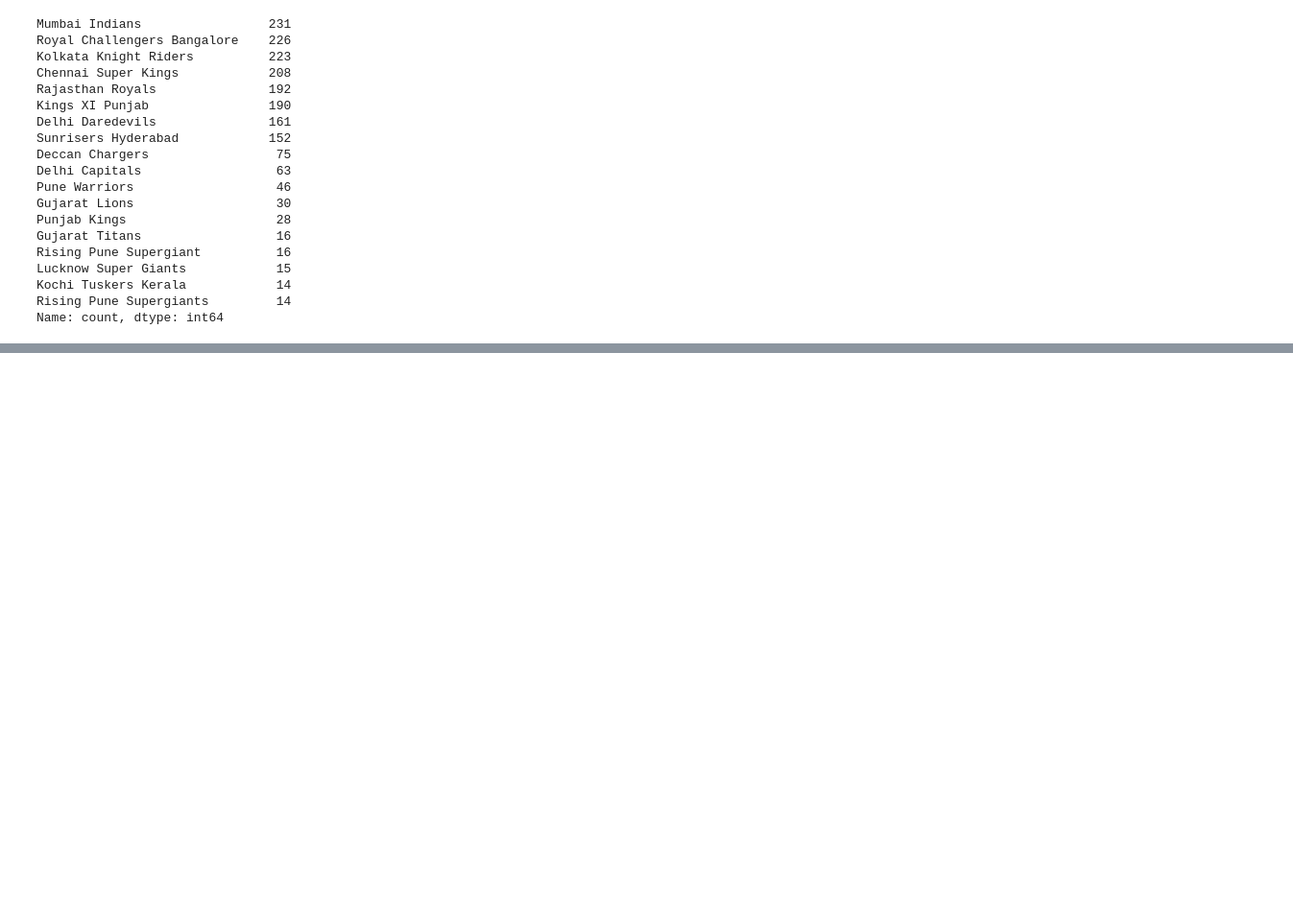
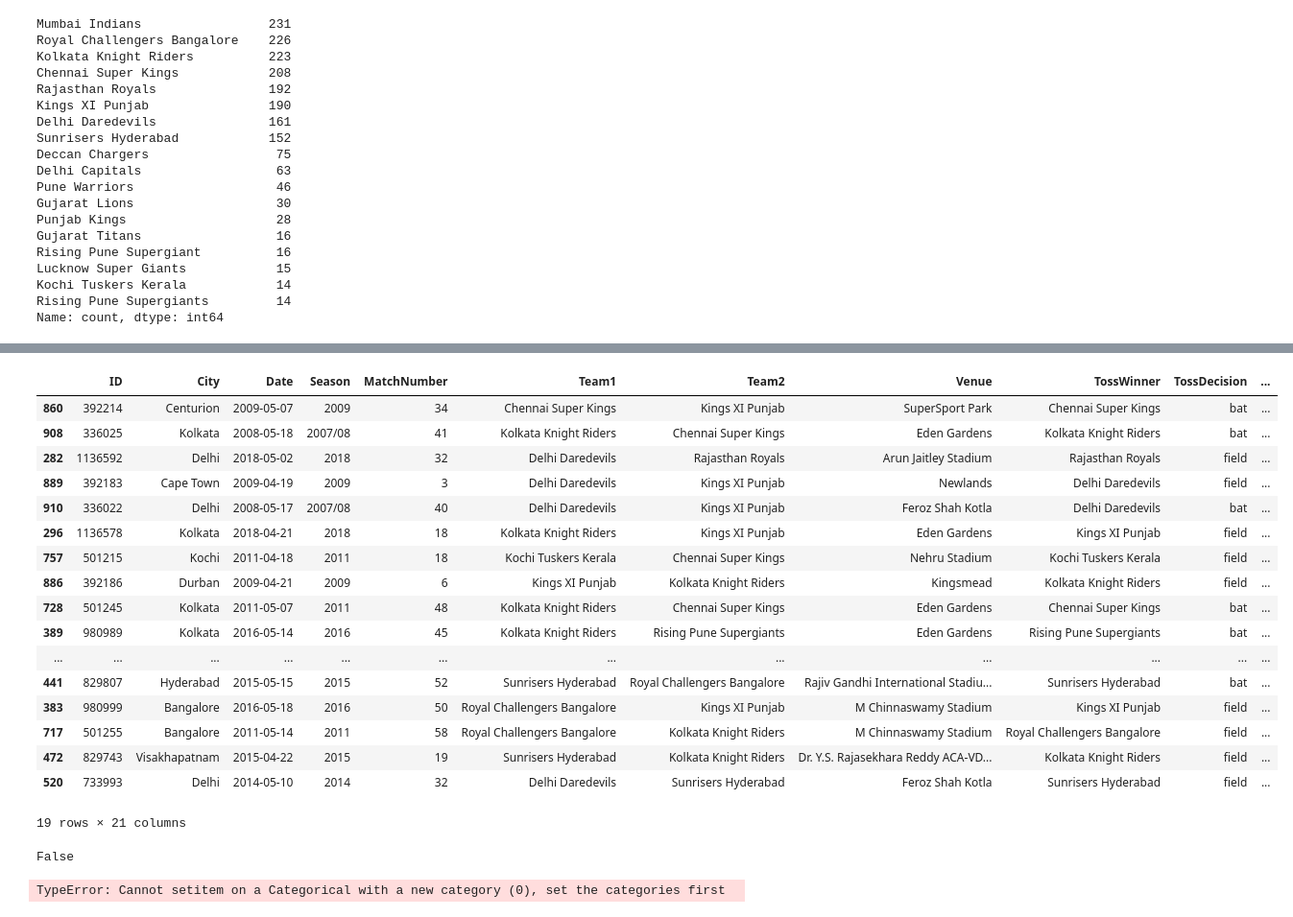
Before and after one commit to 2k24cs2r2512607-sketch/Python-Data-Analysis-Learning, a Jupyter notebook: Python/Pandas/Panda_project/ipl_dataset.ipynb, the cells around one changed output, grey strips where cells are left out. Shown at 96% size. Drawn from its saved outputs; the diff is of its cells as text; code cells hidden in the pictures; blank space fills up the shorter version.

```diff
--- a/Python/Pandas/Panda_project/ipl_dataset.ipynb
+++ b/Python/Pandas/Panda_project/ipl_dataset.ipynb
@@ -245,0 +376,29 @@ ipl.sort_values(by='WinningTeam',inplace=True)
+# %%
+ipl.dropna(subset=['Margin','method'],inplace=True)#Or operation
+# %% [output]
+|  | ID | City | Date | Season | MatchNumber | Team1 | Team2 | Venue | TossWinner | TossDecision | ... |
+| 860 | 392214 | Centurion | 2009-05-07 | 2009 | 34 | Chennai Super Kings | Kings XI Punjab | SuperSport Park | Chennai Super Kings | bat | ... |
+| 908 | 336025 | Kolkata | 2008-05-18 | 2007/08 | 41 | Kolkata Knight Riders | Chennai Super Kings | Eden Gardens | Kolkata Knight Riders | bat | ... |
+| 282 | 1136592 | Delhi | 2018-05-02 | 2018 | 32 | Delhi Daredevils | Rajasthan Royals | Arun Jaitley Stadium | Rajasthan Royals | field | ... |
+| 889 | 392183 | Cape Town | 2009-04-19 | 2009 | 3 | Delhi Daredevils | Kings XI Punjab | Newlands | Delhi Daredevils | field | ... |
+| 910 | 336022 | Delhi | 2008-05-17 | 2007/08 | 40 | Delhi Daredevils | Kings XI Punjab | Feroz Shah Kotla | Delhi Daredevils | bat | ... |
+| 296 | 1136578 | Kolkata | 2018-04-21 | 2018 | 18 | Kolkata Knight Riders | Kings XI Punjab | Eden Gardens | Kings XI Punjab | field | ... |
+| 757 | 501215 | Kochi | 2011-04-18 | 2011 | 18 | Kochi Tuskers Kerala | Chennai Super Kings | Nehru Stadium | Kochi Tuskers Kerala | field | ... |
+| 886 | 392186 | Durban | 2009-04-21 | 2009 | 6 | Kings XI Punjab | Kolkata Knight Riders | Kingsmead | Kolkata Knight Riders | field | ... |
+| 728 | 501245 | Kolkata | 2011-05-07 | 2011 | 48 | Kolkata Knight Riders | Chennai Super Kings | Eden Gardens | Chennai Super Kings | bat | ... |
+| 389 | 980989 | Kolkata | 2016-05-14 | 2016 | 45 | Kolkata Knight Riders | Rising Pune Supergiants | Eden Gardens | Rising Pune Supergiants | bat | ... |
+| ... | ... | ... | ... | ... | ... | ... | ... | ... | ... | ... | ... |
+| 441 | 829807 | Hyderabad | 2015-05-15 | 2015 | 52 | Sunrisers Hyderabad | Royal Challengers Bangalore | Rajiv Gandhi International Stadiu... | Sunrisers Hyderabad | bat | ... |
+| 383 | 980999 | Bangalore | 2016-05-18 | 2016 | 50 | Royal Challengers Bangalore | Kings XI Punjab | M Chinnaswamy Stadium | Kings XI Punjab | field | ... |
+| 717 | 501255 | Bangalore | 2011-05-14 | 2011 | 58 | Royal Challengers Bangalore | Kolkata Knight Riders | M Chinnaswamy Stadium | Royal Challengers Bangalore | field | ... |
+| 472 | 829743 | Visakhapatnam | 2015-04-22 | 2015 | 19 | Sunrisers Hyderabad | Kolkata Knight Riders | Dr. Y.S. Rajasekhara Reddy ACA-VD... | Kolkata Knight Riders | field | ... |
+| 520 | 733993 | Delhi | 2014-05-10 | 2014 | 32 | Delhi Daredevils | Sunrisers Hyderabad | Feroz Shah Kotla | Sunrisers Hyderabad | field | ... |
+19 rows × 21 columns
+# %%
+ipl['method'].fillna('unknown').hasnans
+# %% [output]
+False
+# %%
+ipl['method'].fillna(method='bfill')
+# %% [output]
+TypeError: Cannot setitem on a Categorical with a new category (0), set the categories first
```
Also changed, not shown: parts of 10 cells of this notebook, 2 other files.
